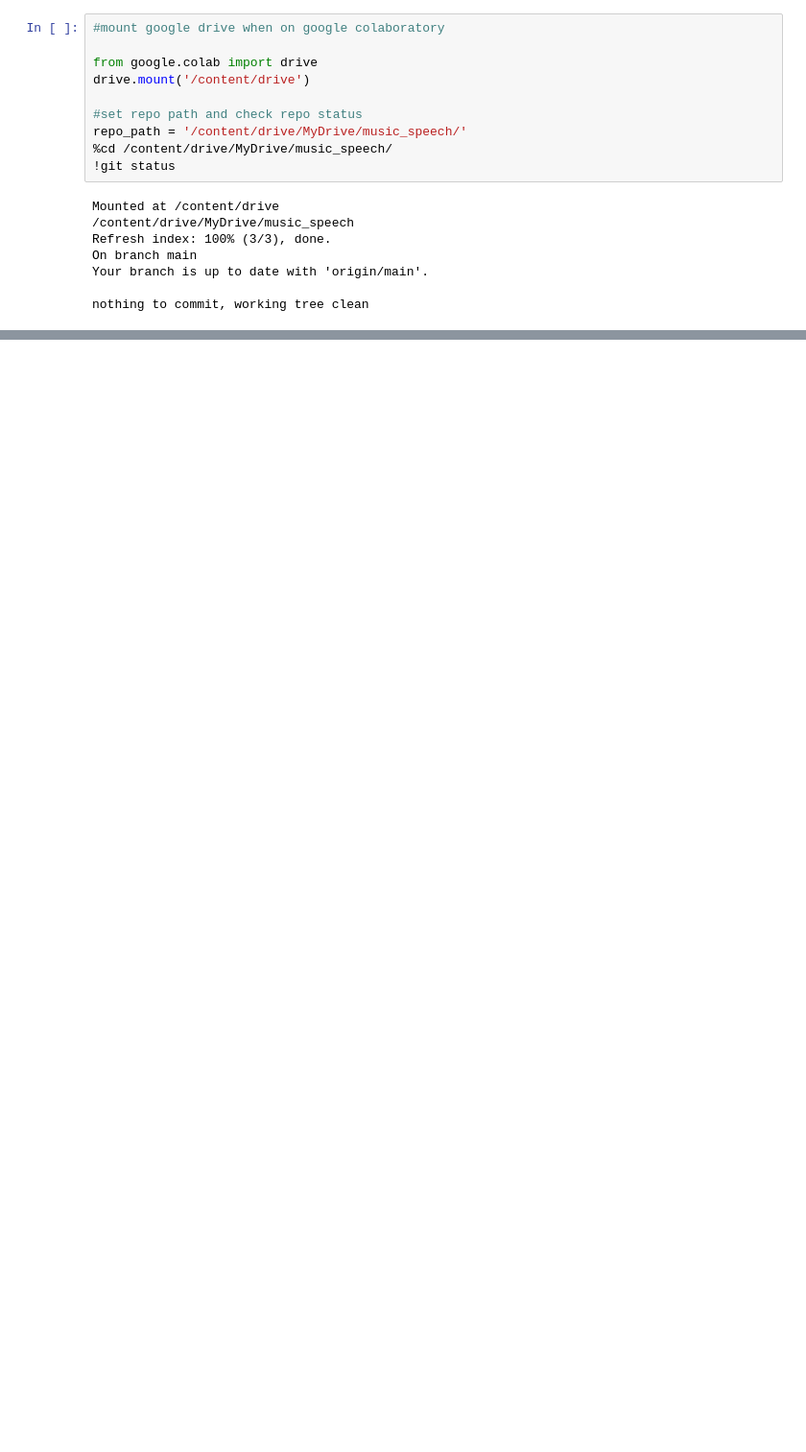
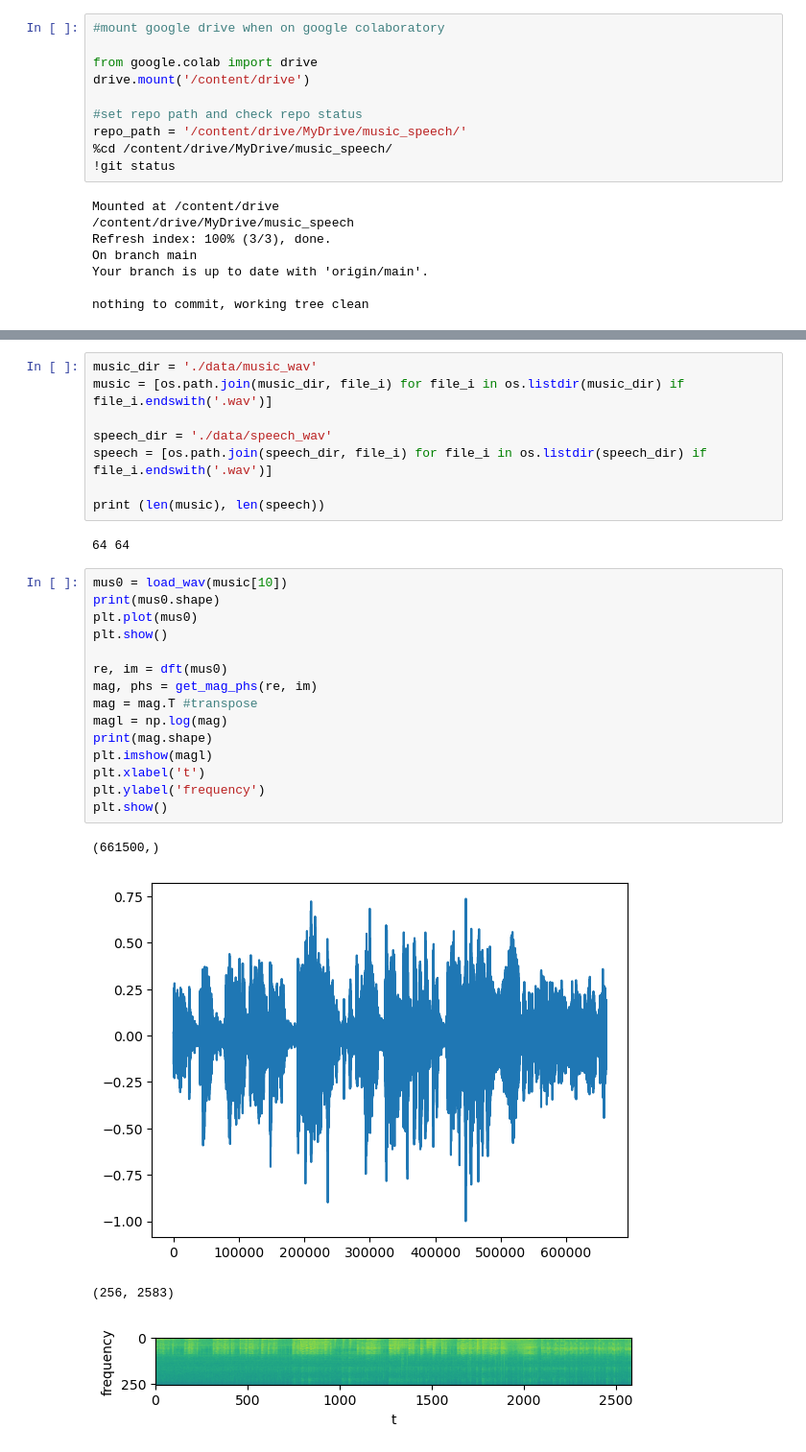
Before and after one commit to jonasbuechi/music_speech, a Jupyter notebook: RNN.ipynb, the cells around one changed output, grey strips where cells are left out. Shown at 96% size. Drawn from its saved outputs; the diff is of its cells as text; blank space fills up the shorter version.

```diff
--- a/RNN.ipynb
+++ b/RNN.ipynb
@@ -28,0 +32,30 @@ ModuleNotFoundError: ignored
+# %%
+music_dir = './data/music_wav'
+music = [os.path.join(music_dir, file_i) for file_i in os.listdir(music_dir) if file_i.endswith('.wav')]
+
+speech_dir = './data/speech_wav'
+speech = [os.path.join(speech_dir, file_i) for file_i in os.listdir(speech_dir) if file_i.endswith('.wav')]
+
+print (len(music), len(speech))
+# %% [output]
+64 64
+# %%
+mus0 = load_wav(music[10])
+print(mus0.shape)
+plt.plot(mus0)
+plt.show()
+
+re, im = dft(mus0)
+mag, phs = get_mag_phs(re, im)
+mag = mag.T #transpose
+magl = np.log(mag)
+print(mag.shape)
+plt.imshow(magl)
+plt.xlabel('t')
+plt.ylabel('frequency')
+plt.show()
+# %% [output]
+(661500,)
+[figure, added]
+(256, 2583)
+[figure, added]
```
Also changed, not shown: parts of 1 cell of this notebook, 1 other file.
